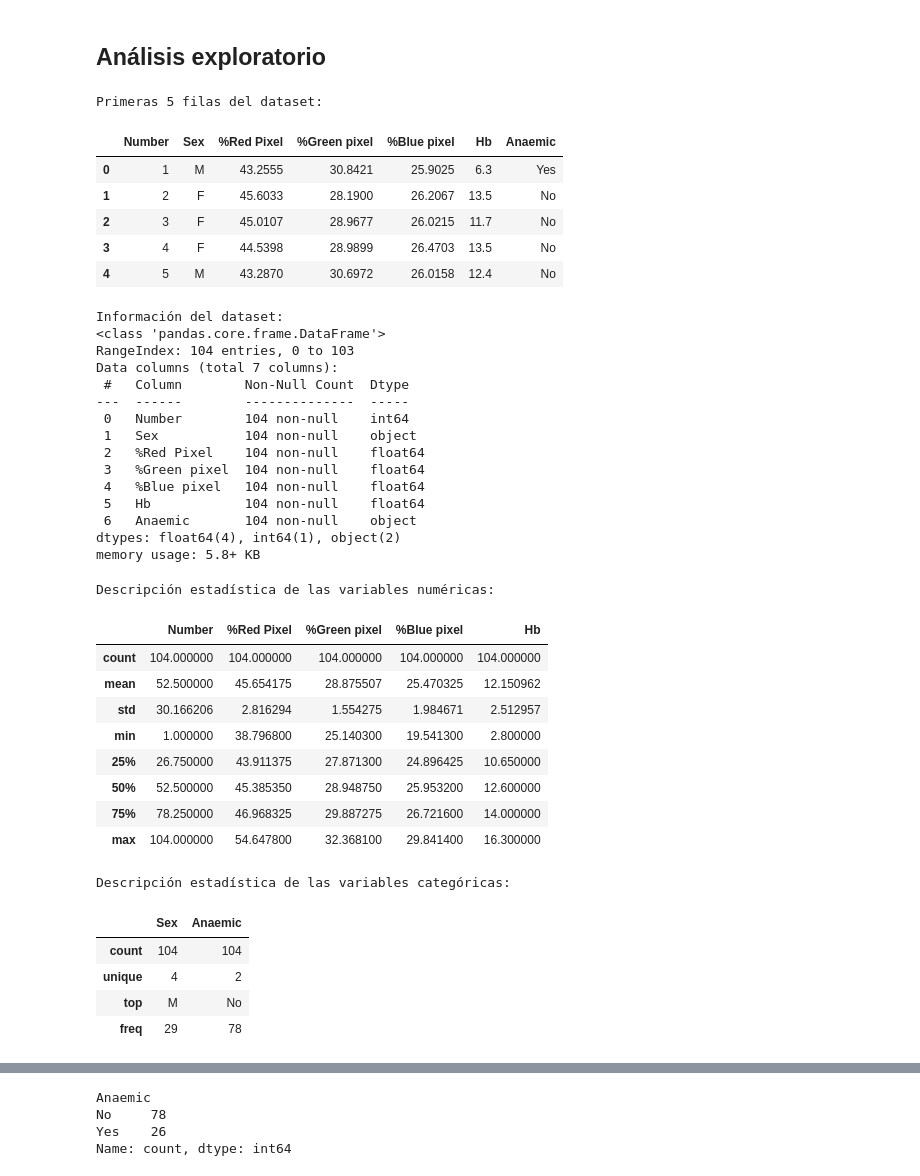
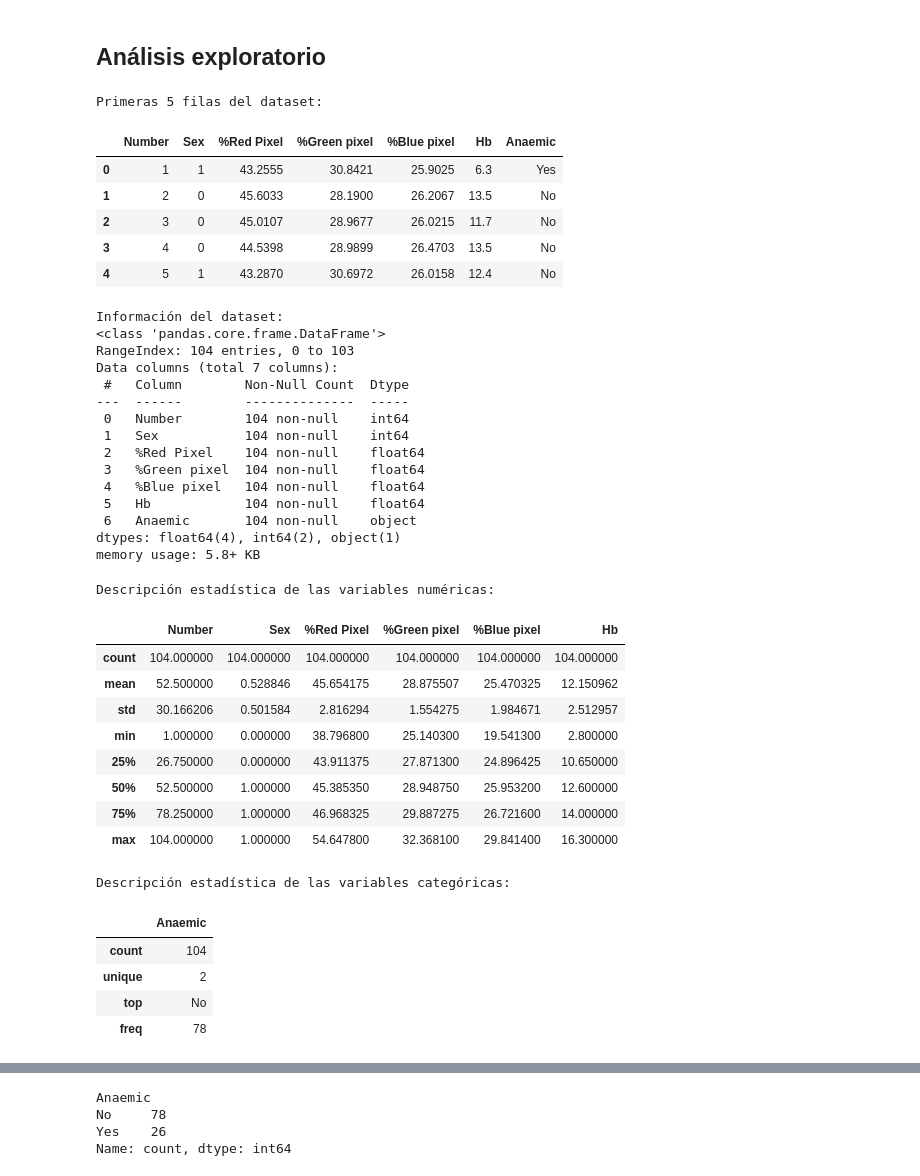
Before and after one commit to moraleseoscar/AnaemiaPredictionEDA, a Jupyter notebook: Anaemia.ipynb, the cells around one changed output, grey strips where cells are left out. Drawn from its saved outputs; the diff is of its cells as text; code cells hidden in the pictures.

```diff
--- a/Anaemia.ipynb
+++ b/Anaemia.ipynb
@@ -12,19 +39,19 @@ import pandas as pd
 # %% [markdown]
 ## Análisis exploratorio
 # %%
-file_path = 'dataset/anaemia.csv'
+file_path = 'dataset/anaemia_cleaned.csv'
 df = pd.read_csv(file_path)
 
 print("Primeras 5 filas del dataset:")
 display(df.head())
 # %% [output]
 Primeras 5 filas del dataset:
 |  | Number | Sex | %Red Pixel | %Green pixel | %Blue pixel | Hb | Anaemic |
-| 0 | 1 | M | 43.2555 | 30.8421 | 25.9025 | 6.3 | Yes |
-| 1 | 2 | F | 45.6033 | 28.1900 | 26.2067 | 13.5 | No |
-| 2 | 3 | F | 45.0107 | 28.9677 | 26.0215 | 11.7 | No |
-| 3 | 4 | F | 44.5398 | 28.9899 | 26.4703 | 13.5 | No |
-| 4 | 5 | M | 43.2870 | 30.6972 | 26.0158 | 12.4 | No |
+| 0 | 1 | 1 | 43.2555 | 30.8421 | 25.9025 | 6.3 | Yes |
+| 1 | 2 | 0 | 45.6033 | 28.1900 | 26.2067 | 13.5 | No |
+| 2 | 3 | 0 | 45.0107 | 28.9677 | 26.0215 | 11.7 | No |
+| 3 | 4 | 0 | 44.5398 | 28.9899 | 26.4703 | 13.5 | No |
+| 4 | 5 | 1 | 43.2870 | 30.6972 | 26.0158 | 12.4 | No |
 # %%
 print("\nInformación del dataset:")
 df.info()
@@ -36,35 +63,35 @@ Data columns (total 7 columns):
  #   Column        Non-Null Count  Dtype
 ---  ------        --------------  -----
  0   Number        104 non-null    int64
- 1   Sex           104 non-null    object
+ 1   Sex           104 non-null    int64
  2   %Red Pixel    104 non-null    float64
  3   %Green pixel  104 non-null    float64
  4   %Blue pixel   104 non-null    float64
  5   Hb            104 non-null    float64
  6   Anaemic       104 non-null    object
-dtypes: float64(4), int64(1), object(2)
+dtypes: float64(4), int64(2), object(1)
 memory usage: 5.8+ KB
 # %%
 print("\nDescripción estadística de las variables numéricas:")
 display(df.describe())
 # %% [output]
 Descripción estadística de las variables numéricas:
-|  | Number | %Red Pixel | %Green pixel | %Blue pixel | Hb |
-| count | 104.000000 | 104.000000 | 104.000000 | 104.000000 | 104.000000 |
-| mean | 52.500000 | 45.654175 | 28.875507 | 25.470325 | 12.150962 |
-| std | 30.166206 | 2.816294 | 1.554275 | 1.984671 | 2.512957 |
-| min | 1.000000 | 38.796800 | 25.140300 | 19.541300 | 2.800000 |
-| 25% | 26.750000 | 43.911375 | 27.871300 | 24.896425 | 10.650000 |
-| 50% | 52.500000 | 45.385350 | 28.948750 | 25.953200 | 12.600000 |
-| 75% | 78.250000 | 46.968325 | 29.887275 | 26.721600 | 14.000000 |
-| max | 104.000000 | 54.647800 | 32.368100 | 29.841400 | 16.300000 |
+|  | Number | Sex | %Red Pixel | %Green pixel | %Blue pixel | Hb |
+| count | 104.000000 | 104.000000 | 104.000000 | 104.000000 | 104.000000 | 104.000000 |
+| mean | 52.500000 | 0.528846 | 45.654175 | 28.875507 | 25.470325 | 12.150962 |
+| std | 30.166206 | 0.501584 | 2.816294 | 1.554275 | 1.984671 | 2.512957 |
+| min | 1.000000 | 0.000000 | 38.796800 | 25.140300 | 19.541300 | 2.800000 |
+| 25% | 26.750000 | 0.000000 | 43.911375 | 27.871300 | 24.896425 | 10.650000 |
+| 50% | 52.500000 | 1.000000 | 45.385350 | 28.948750 | 25.953200 | 12.600000 |
+| 75% | 78.250000 | 1.000000 | 46.968325 | 29.887275 | 26.721600 | 14.000000 |
+| max | 104.000000 | 1.000000 | 54.647800 | 32.368100 | 29.841400 | 16.300000 |
 # %%
 print("\nDescripción estadística de las variables categóricas:")
 display(df.describe(include=['object']))
 # %% [output]
 Descripción estadística de las variables categóricas:
-|  | Sex | Anaemic |
-| count | 104 | 104 |
-| unique | 4 | 2 |
-| top | M | No |
-| freq | 29 | 78 |
+|  | Anaemic |
+| count | 104 |
+| unique | 2 |
+| top | No |
+| freq | 78 |
```
Also changed, not shown: parts of 9 cells of this notebook, 2 other files.
